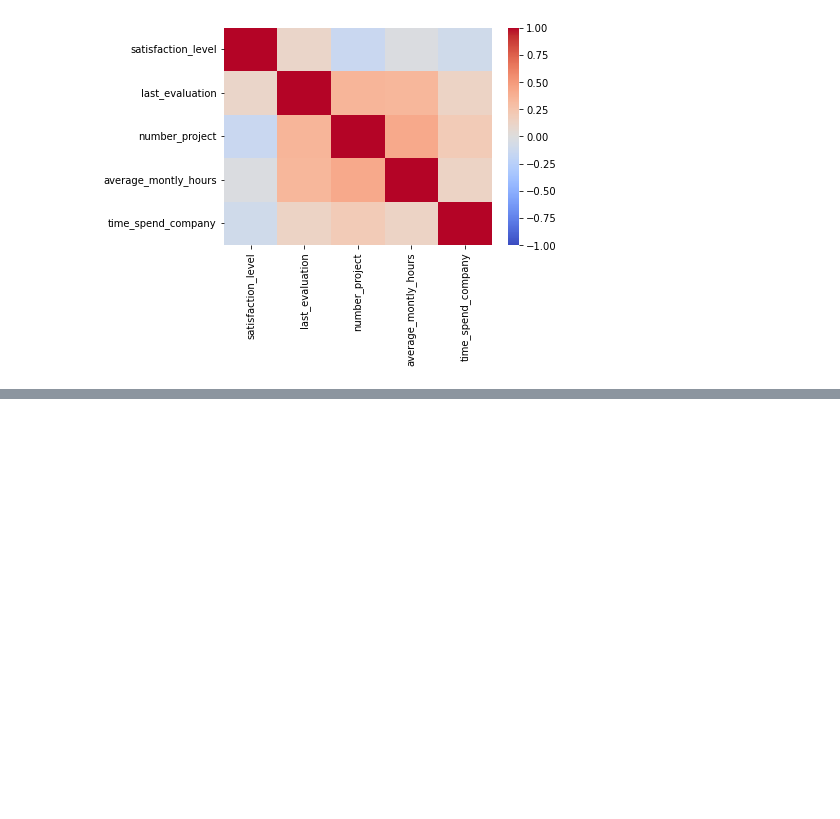
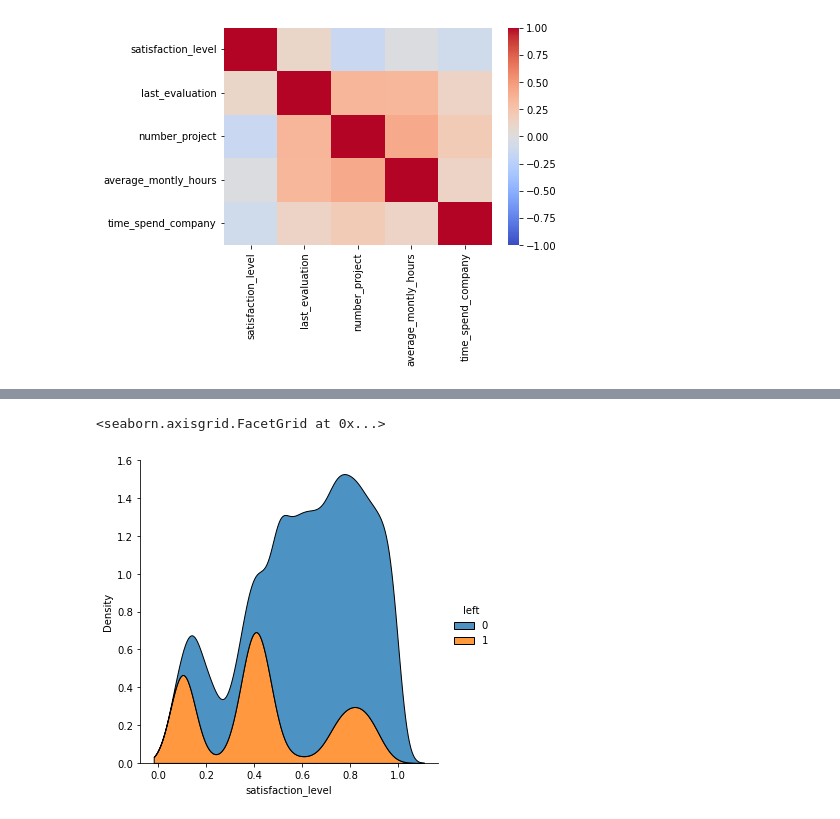
Before and after one commit to intelspeedstep/IDS748, a Jupyter notebook: Week 2.ipynb, the cells around one changed output, grey strips where cells are left out. Saved outputs shown, nothing was run; the diff lists cells and outputs as text; code cells hidden in the pictures; blank space fills up the shorter version.

```diff
--- a/Week 2.ipynb
+++ b/Week 2.ipynb
@@ -696,0 +703,6 @@ sns.heatmap(data = df_corr, vmin = -1, vmax = 1, center = 0, cmap = 'coolwarm')
+# %%
+# quantitative variable
+sns.displot(data = df, x = 'satisfaction_level', kind= 'kde', hue = 'left', multiple = 'stack', alpha = 0.8)
+# %% [output]
+<seaborn.axisgrid.FacetGrid at 0x...>
+[figure, added]
```
Also changed, not shown: parts of 7 cells of this notebook.
